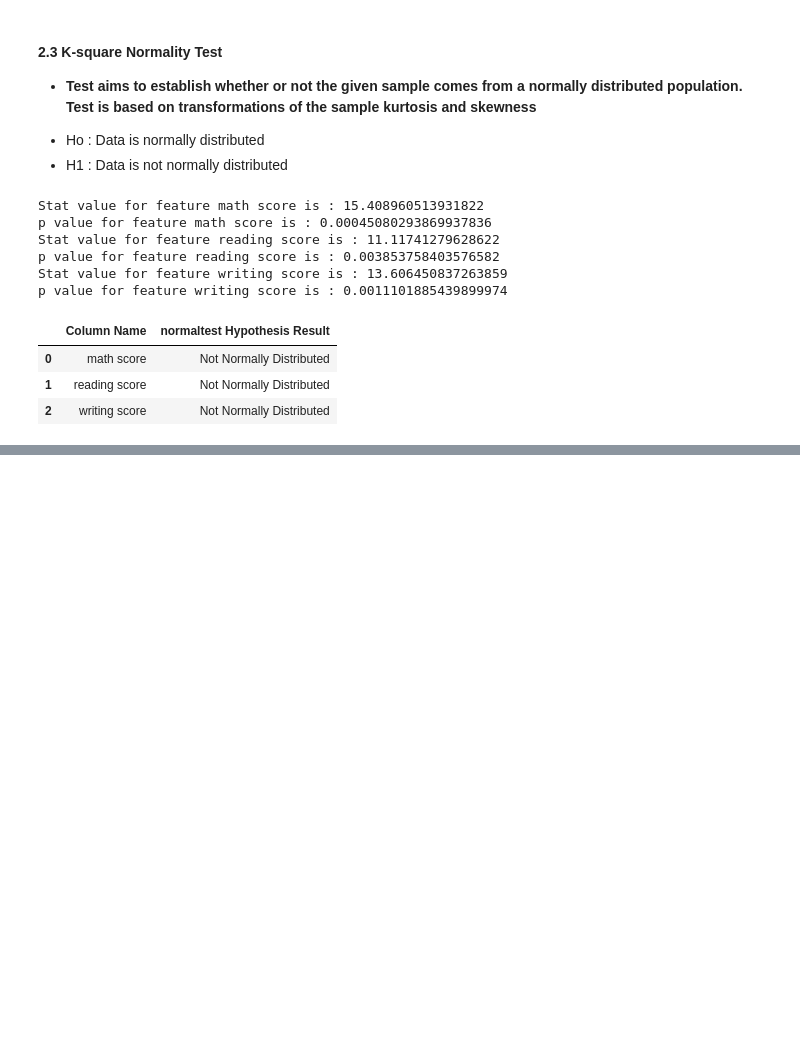
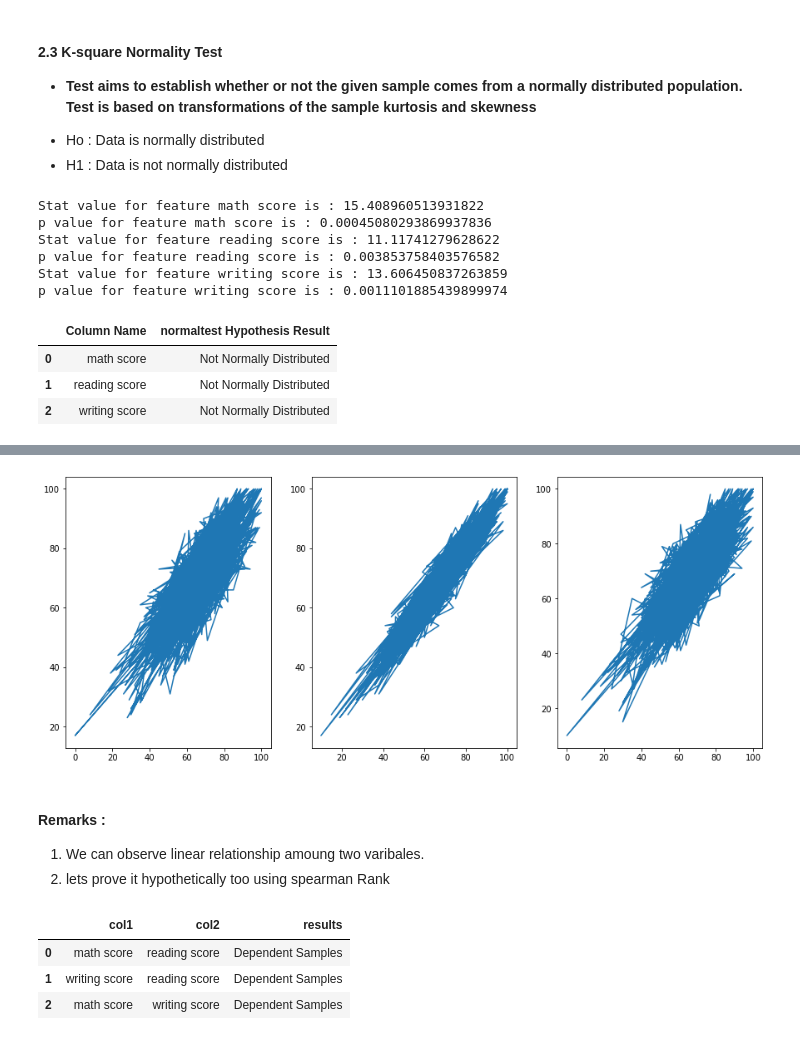
Before and after one commit to ravi0dubey/Linear_Regression_Student_Performance, a Jupyter notebook: Feature_Engineering_Student_Performance.ipynb, the cells around one changed output, grey strips where cells are left out. Saved outputs shown, nothing was run; the diff lists cells and outputs as text; code cells hidden in the pictures; blank space fills up the shorter version.

```diff
--- a/Feature_Engineering_Student_Performance.ipynb
+++ b/Feature_Engineering_Student_Performance.ipynb
@@ -21,0 +28,4 @@ data.head(5)
+# %%
+data['Total'] = data['math score'] + data['reading score'] + data['writing score']
+data['Average'] = data['Total']/3
+data.head(2)
@@ -112,0 +136,20 @@ p value for feature writing score is : 0.0011101885439899974
+# %%
+plt.rcParams["figure.figsize"] = (15,6)
+
+plt.subplot(1, 3, 1)
+plt.plot(numeric_df['math score'],numeric_df['reading score'])
+plt.xlabel ="Math Score"
+plt.ylabel = "Reading Score"
+
+
+plt.subplot(1, 3, 2)
+plt.plot(numeric_df['writing score'],numeric_df['reading score'])
+plt.subplot(1, 3, 3)
+plt.plot(numeric_df['math score'],numeric_df['writing score'])
+plt.show()
+# %% [output]
+[figure, added]
+# %% [markdown]
+#### Remarks :
+1. We can observe linear relationship amoung two varibales.
+2. lets prove it hypothetically too using spearman Rank
@@ -112,0 +172,12 @@ p value for feature writing score is : 0.0011101885439899974
+# %%
+columns_combination = []
+test_correlation(spearmanr,'math score','reading score')
+test_correlation(spearmanr,'writing score','reading score')
+test_correlation(spearmanr,'math score','writing score')
+df_spearmanr = pd.DataFrame(columns_combination)
+df_spearmanr
+# %% [output]
+|  | col1 | col2 | results |
+| 0 | math score | reading score | Dependent Samples |
+| 1 | writing score | reading score | Dependent Samples |
+| 2 | math score | writing score | Dependent Samples |
```
Also changed, not shown: parts of 28 cells of this notebook.
